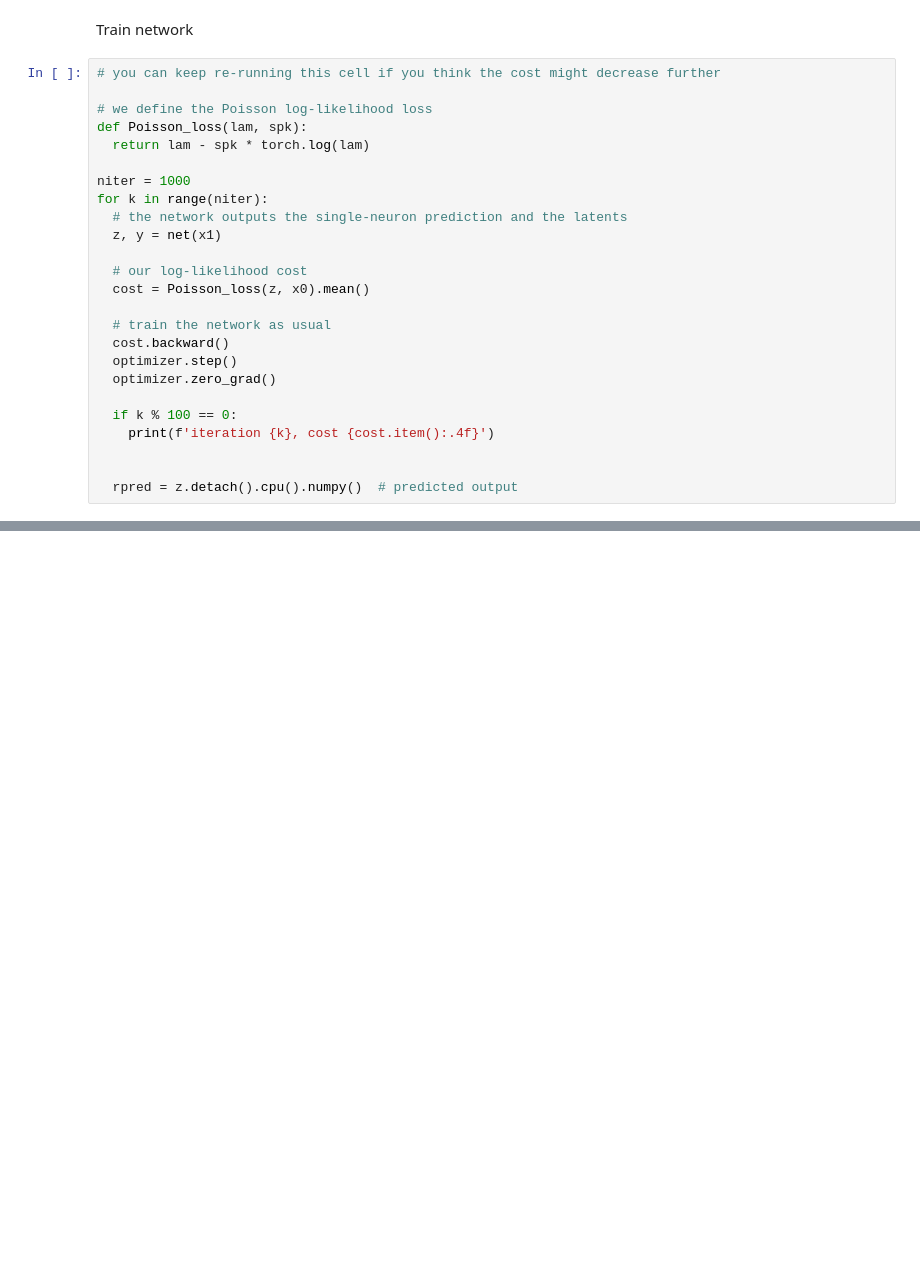
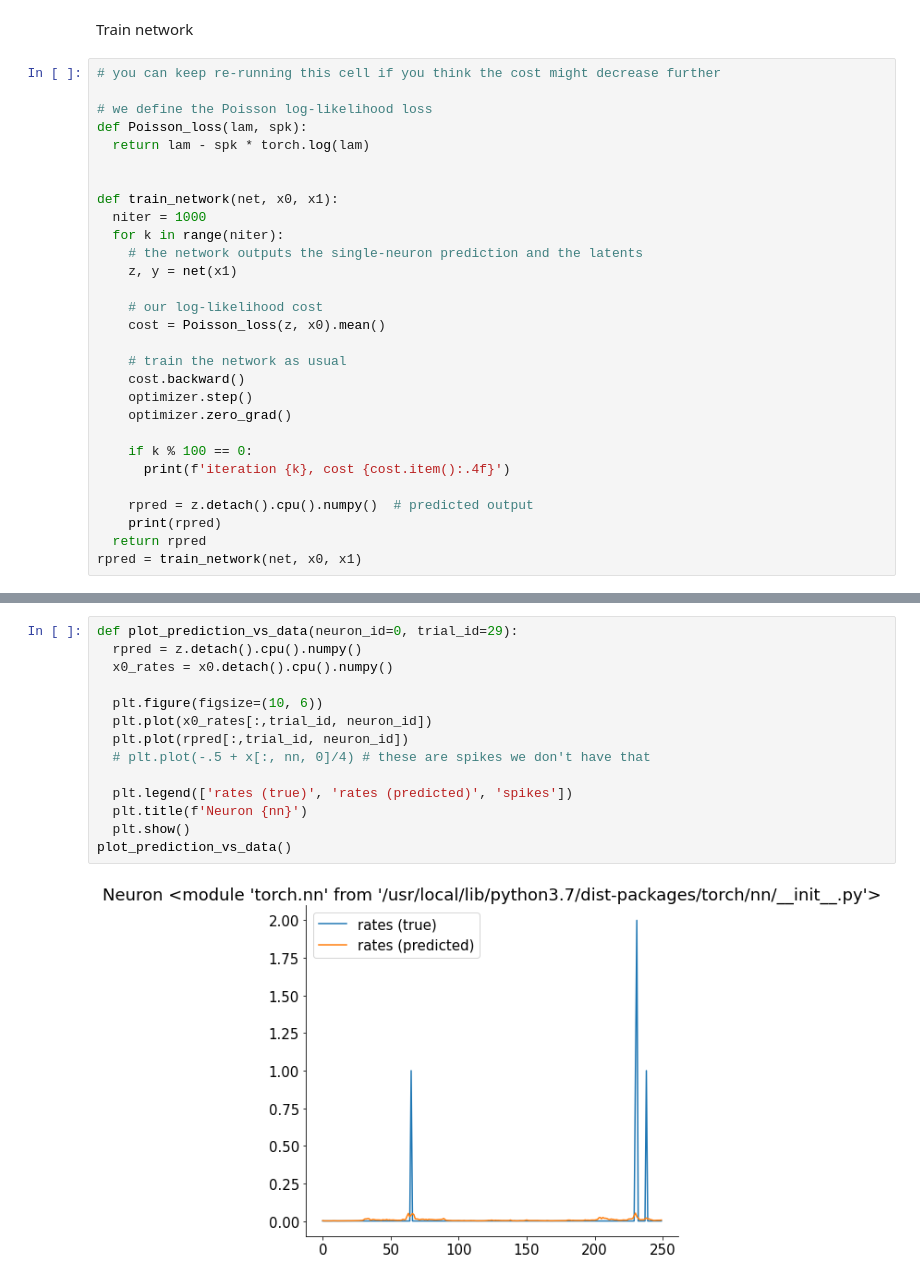
Before and after one commit to klaragerlei/GoatsOfAllTime, a Jupyter notebook: klara_RNN.ipynb, the cells around one changed output, grey strips where cells are left out. Saved outputs shown, nothing was run; the diff lists cells and outputs as text; blank space fills up the shorter version.

```diff
--- a/klara_RNN.ipynb
+++ b/klara_RNN.ipynb
@@ -284,22 +303,26 @@ Train network
 def Poisson_loss(lam, spk):
   return lam - spk * torch.log(lam)
 
-niter = 1000
-for k in range(niter):
-  # the network outputs the single-neuron prediction and the latents
-  z, y = net(x1)
 
-  # our log-likelihood cost
-  cost = Poisson_loss(z, x0).mean()
+def train_network(net, x0, x1):
+  niter = 1000
+  for k in range(niter):
+    # the network outputs the single-neuron prediction and the latents
+    z, y = net(x1)
 
-  # train the network as usual
-  cost.backward()
-  optimizer.step()
-  optimizer.zero_grad()
+    # our log-likelihood cost
+    cost = Poisson_loss(z, x0).mean()
 
-  if k % 100 == 0:
-    print(f'iteration {k}, cost {cost.item():.4f}')
+    # train the network as usual
+    cost.backward()
+    optimizer.step()
+    optimizer.zero_grad()
 
+    if k % 100 == 0:
+      print(f'iteration {k}, cost {cost.item():.4f}')
 
-  rpred = z.detach().cpu().numpy()  # predicted output
+    rpred = z.detach().cpu().numpy()  # predicted output
+    print(rpred)
+  return rpred
+rpred = train_network(net, x0, x1)
 # %% [output]
@@ -325,0 +331,16 @@ iteration 900, cost 0.1176
+# %%
+def plot_prediction_vs_data(neuron_id=0, trial_id=29):
+  rpred = z.detach().cpu().numpy()
+  x0_rates = x0.detach().cpu().numpy()
+
+  plt.figure(figsize=(10, 6))
+  plt.plot(x0_rates[:,trial_id, neuron_id])
+  plt.plot(rpred[:,trial_id, neuron_id])
+  # plt.plot(-.5 + x[:, nn, 0]/4) # these are spikes we don't have that
+
+  plt.legend(['rates (true)', 'rates (predicted)', 'spikes'])
+  plt.title(f'Neuron {nn}')
+  plt.show()
+plot_prediction_vs_data()
+# %% [output]
+[figure, added]
```
Also changed, not shown: parts of 6 cells of this notebook.
